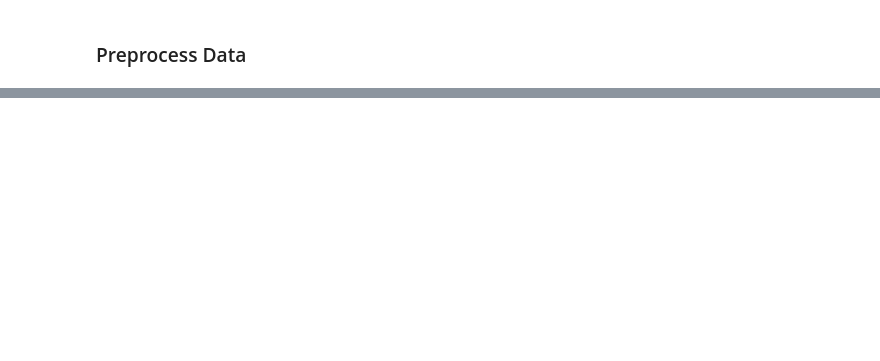
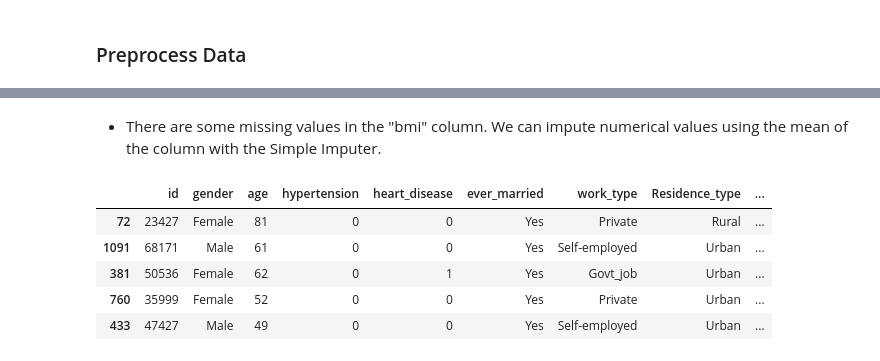
Before and after one commit to krisbarbier/Machine-Learning-101, a Jupyter notebook: Machine Learning 101 - Classification.ipynb, the cells around one changed output, grey strips where cells are left out. Drawn from its saved outputs; the diff is of its cells as text; code cells hidden in the pictures; blank space fills up the shorter version.

```diff
--- a/Machine Learning 101 - Classification.ipynb
+++ b/Machine Learning 101 - Classification.ipynb
@@ -96,0 +100,20 @@ memory usage: 106.7+ KB
+# %% [markdown]
+- There are some missing values in the "bmi" column. We can impute numerical values using the mean of the column with the Simple Imputer.
+# %%
+#Define X and y
+y = df['stroke']
+X = df.drop(columns = 'stroke')
+# %%
+#Perform validation split
+#Setting a random state will make this reproducible in the future
+X_train, X_test, y_train, y_test = train_test_split(X, y, random_state=42)
+
+#Verify the split is correct
+X_train.head()  #Note the absence of the stroke column from the X_train data
+# %% [output]
+|  | id | gender | age | hypertension | heart_disease | ever_married | work_type | Residence_type | ... |
+| 72 | 23427 | Female | 81 | 0 | 0 | Yes | Private | Rural | ... |
+| 1091 | 68171 | Male | 61 | 0 | 0 | Yes | Self-employed | Urban | ... |
+| 381 | 50536 | Female | 62 | 0 | 1 | Yes | Govt_job | Urban | ... |
+| 760 | 35999 | Female | 52 | 0 | 0 | Yes | Private | Urban | ... |
+| 433 | 47427 | Male | 49 | 0 | 0 | Yes | Self-employed | Urban | ... |
```
Also changed, not shown: parts of 11 cells of this notebook.
